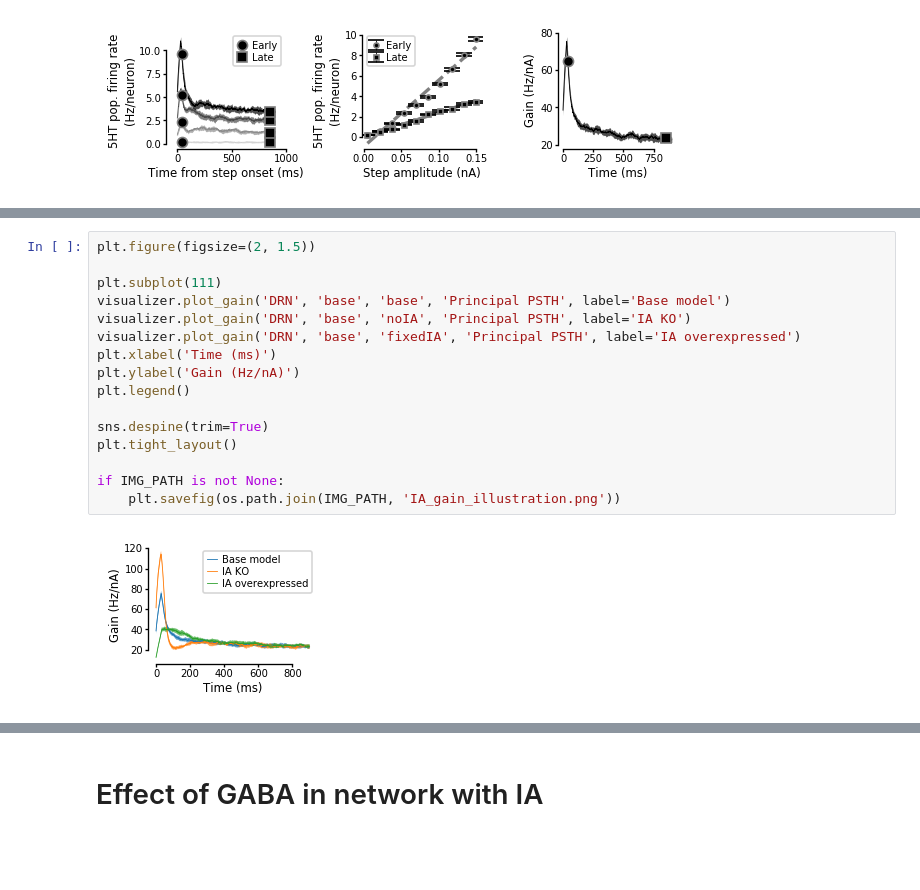
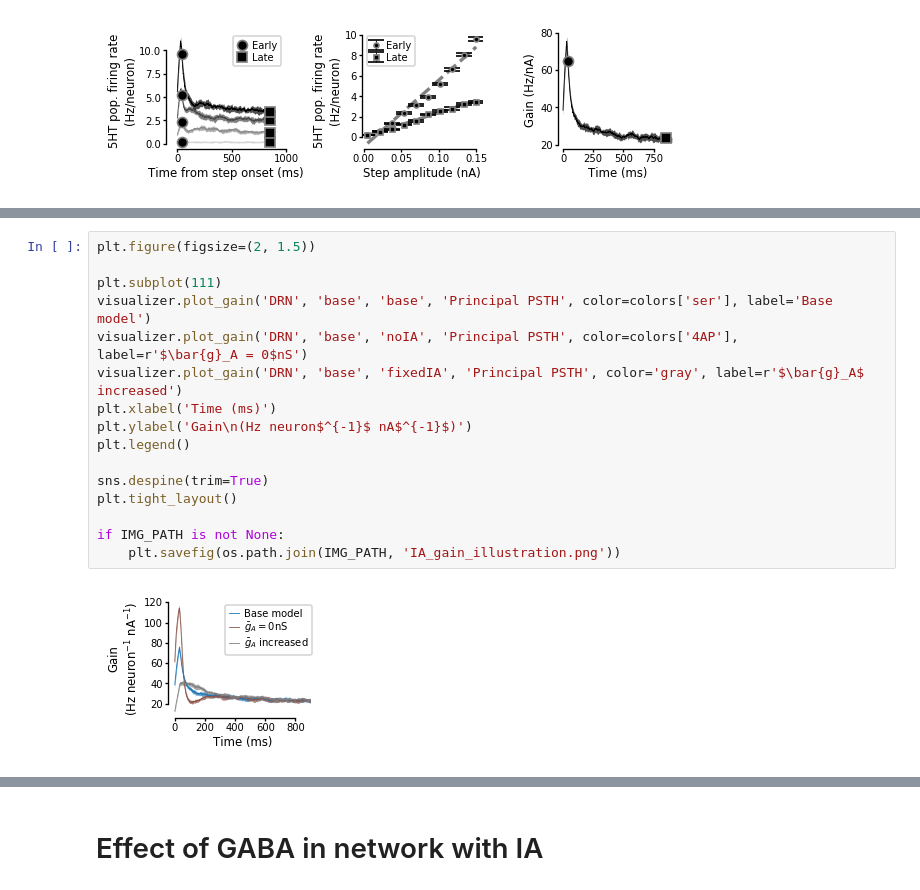
Before and after one commit to nauralcodinglab/raphegif, a Jupyter notebook: figs/scripts/writeup/gain_illustration.ipynb, the cells around one changed output, grey strips where cells are left out. Drawn from its saved outputs; the diff is of its cells as text; blank space fills up the shorter version.

```diff
--- a/figs/scripts/writeup/gain_illustration.ipynb
+++ b/figs/scripts/writeup/gain_illustration.ipynb
@@ -448,18 +416,18 @@ Step amplitudes [0.05338645 0.1178309 ] (nA) are shown.
 # %%
 plt.figure(figsize=(2, 1.5))
 
 plt.subplot(111)
-visualizer.plot_gain('DRN', 'base', 'base', 'Principal PSTH', label='Base model')
-visualizer.plot_gain('DRN', 'base', 'noIA', 'Principal PSTH', label='IA KO')
-visualizer.plot_gain('DRN', 'base', 'fixedIA', 'Principal PSTH', label='IA overexpressed')
+visualizer.plot_gain('DRN', 'base', 'base', 'Principal PSTH', color=colors['ser'], label='Base model')
+visualizer.plot_gain('DRN', 'base', 'noIA', 'Principal PSTH', color=colors['4AP'], label=r'$\bar{g}_A = 0$nS')
+visualizer.plot_gain('DRN', 'base', 'fixedIA', 'Principal PSTH', color='gray', label=r'$\bar{g}_A$ increased')
 plt.xlabel('Time (ms)')
-plt.ylabel('Gain (Hz/nA)')
+plt.ylabel('Gain\n(Hz neuron$^{-1}$ nA$^{-1}$)')
 plt.legend()
 
 sns.despine(trim=True)
 plt.tight_layout()
 
 if IMG_PATH is not None:
     plt.savefig(os.path.join(IMG_PATH, 'IA_gain_illustration.png'))
 # %% [output]
-[figure, old version]
+[figure, new version]
```
Also changed, not shown: parts of 53 cells of this notebook.
